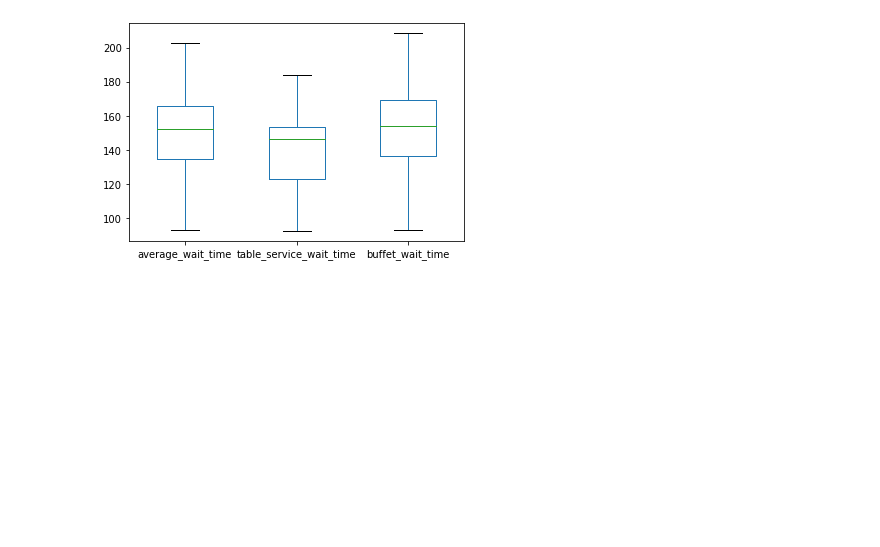
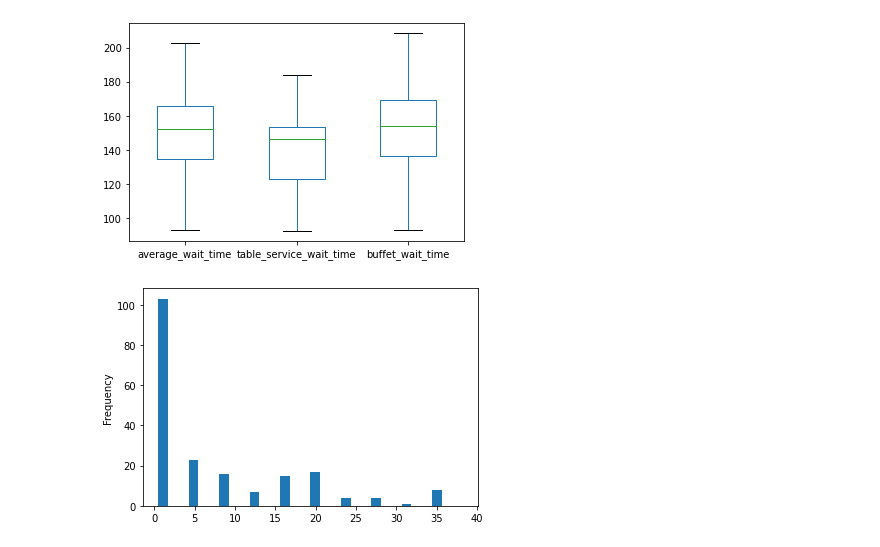
Before and after one commit to stephen-haslett/data604, a Jupyter notebook: SHaslettFinalProject/SHaslettFinalProject.ipynb, the cells around one changed output. Cells and saved outputs as stored; diff of their text form; code cells hidden in the pictures; blank space fills up the shorter version.

```diff
--- a/SHaslettFinalProject/SHaslettFinalProject.ipynb
+++ b/SHaslettFinalProject/SHaslettFinalProject.ipynb
@@ -202,3 +244,10 @@ simulation_results
 box_plot = results.boxplot(grid = False, widths = 0.5)
 # %% [output]
 [figure]
+# %%
+#histogram = results.plot.hist(width = 1.2)
+histogram = simulation_results['Wait Time in Minutes'].plot.hist(width = 1.2)
+
+#Out of 31 customers served, 2 had a wait time of over 10 mins, that is within acceptable range.
+# %% [output]
+[figure, added]
```
Also changed, not shown: parts of 10 cells of this notebook.
